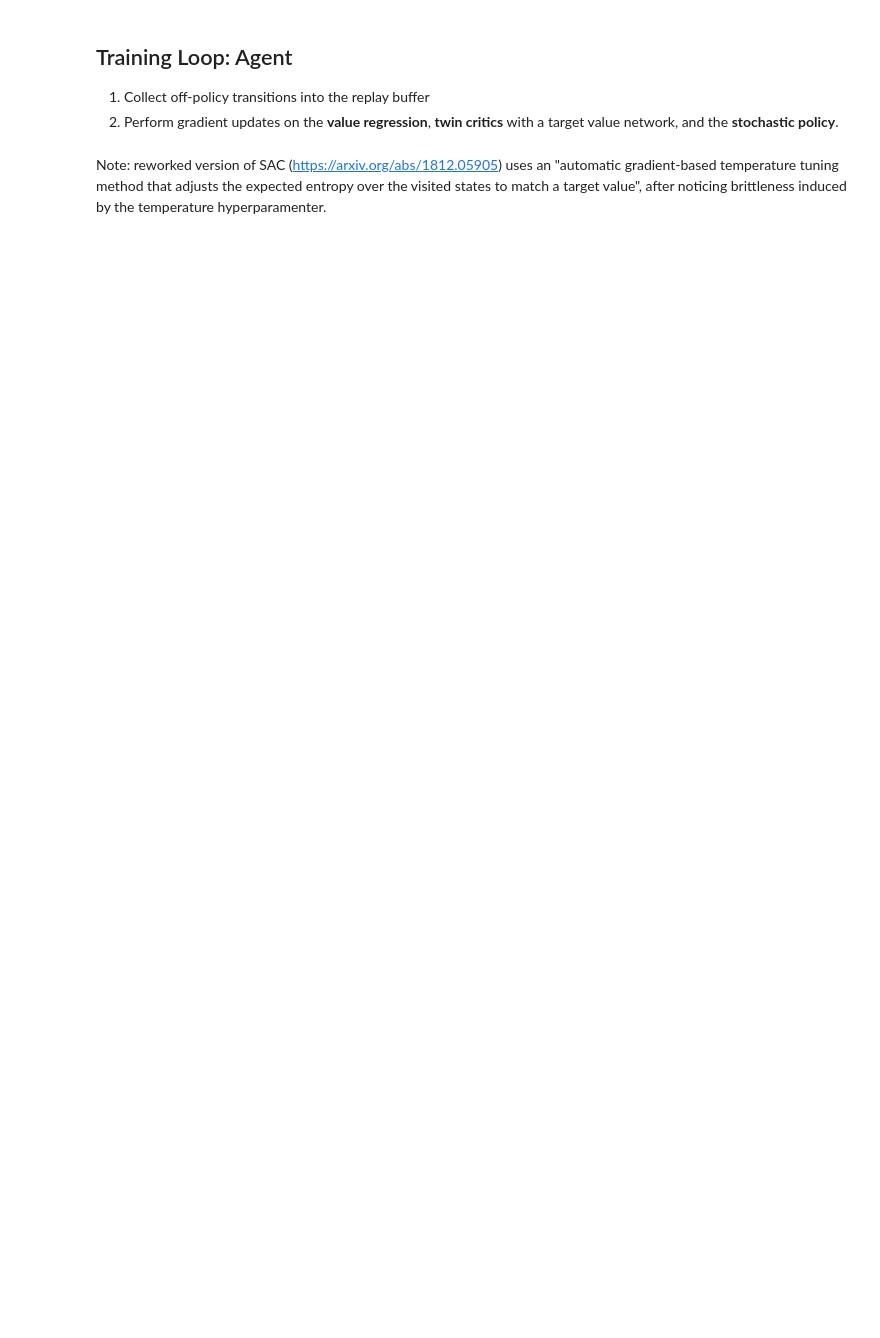
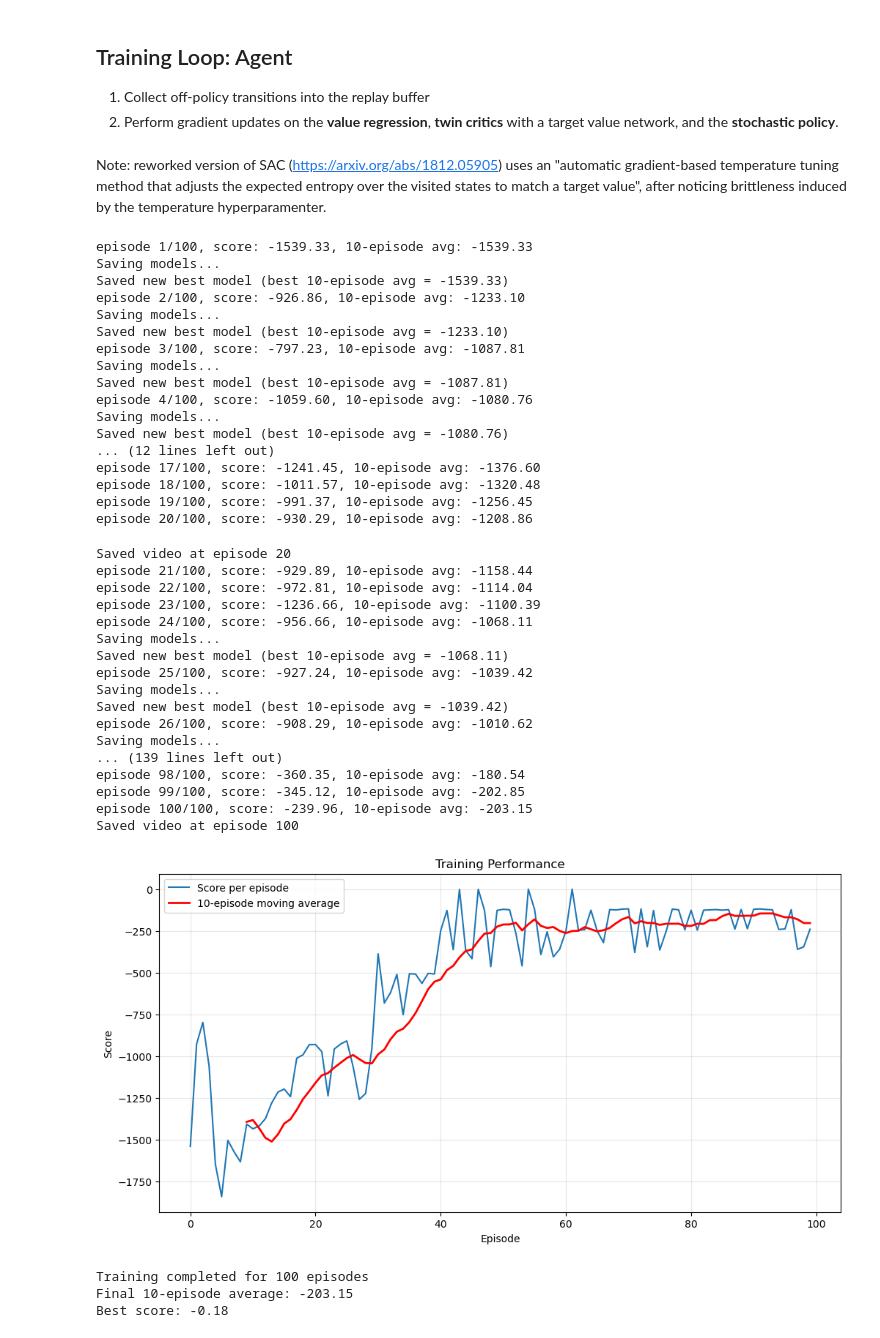
Before and after one commit to constancefr/sac_tf, a Jupyter notebook: sac_demo.ipynb, the cells around one changed output. Saved outputs shown, nothing was run; the diff lists cells and outputs as text; code cells hidden in the pictures; blank space fills up the shorter version.

```diff
--- a/sac_demo.ipynb
+++ b/sac_demo.ipynb
@@ -63,6 +152,8 @@ class CriticNetwork(nn.Module):
         return q
 
     def save_checkpoint(self):
+        if not os.path.exists(self.checkpoint_dir):
+            os.makedirs(self.checkpoint_dir)
         torch.save(self.state_dict(), self.checkpoint_file)
 
     def load_checkpoint(self):
@@ -108,6 +199,8 @@ class ValueNetwork(nn.Module):
         return v
 
     def save_checkpoint(self):
+        if not os.path.exists(self.checkpoint_dir):
+            os.makedirs(self.checkpoint_dir)
         torch.save(self.state_dict(), self.checkpoint_file)
 
     def load_checkpoint(self):
@@ -202,6 +297,8 @@ class ActorNetwork(nn.Module):
         return action, log_probs
 
     def save_checkpoint(self):
+        if not os.path.exists(self.checkpoint_dir):
+            os.makedirs(self.checkpoint_dir)
         torch.save(self.state_dict(), self.checkpoint_file)
 
     def load_checkpoint(self):
@@ -399,3 +473,21 @@ class Agent():
         self.update_network_parameters()
 # %% [markdown]
 Note: reworked version of SAC (https://arxiv.org/abs/1812.05905) uses an "automatic gradient-based temperature tuning method that adjusts the expected entropy over the visited states to match a target value", after noticing brittleness induced by the temperature hyperparamenter.
+# %%
+def plot_learning_curve(scores, filename='plot.png', window=100):
+    plt.figure(figsize=(12,6))
+    plt.title('Training Performance')
+    plt.xlabel('Episode')
+    plt.ylabel('Score')
+
+    plt.plot(scores, label='Score per episode')
+
+    if len(scores) >= window:
+        moving_avg = np.convolve(scores, np.ones(window)/window, mode='valid')
+        plt.plot(range(window-1, len(scores)), moving_avg,
+                label=f'{window}-episode moving average', linewidth=2, color='red')
+
+    plt.legend()
+    plt.grid(True, alpha=0.3)
+    plt.savefig(filename, dpi=100, bbox_inches='tight')
+    plt.show()
@@ -401,0 +586,41 @@ Note: reworked version of SAC (https://arxiv.org/abs/1812.05905) uses an "automa
+# %%
+training_loop('Pendulum-v1', filename='pendulum', chkpt_dir='tmp/sac_pendulum', video_dir='videos')
+# %% [output]
+episode 1/100, score: -1539.33, 10-episode avg: -1539.33
+Saving models...
+Saved new best model (best 10-episode avg = -1539.33)
+episode 2/100, score: -926.86, 10-episode avg: -1233.10
+Saving models...
+Saved new best model (best 10-episode avg = -1233.10)
+episode 3/100, score: -797.23, 10-episode avg: -1087.81
+Saving models...
+Saved new best model (best 10-episode avg = -1087.81)
+episode 4/100, score: -1059.60, 10-episode avg: -1080.76
+Saving models...
+Saved new best model (best 10-episode avg = -1080.76)
+... (12 lines left out)
+episode 17/100, score: -1241.45, 10-episode avg: -1376.60
+episode 18/100, score: -1011.57, 10-episode avg: -1320.48
+episode 19/100, score: -991.37, 10-episode avg: -1256.45
+episode 20/100, score: -930.29, 10-episode avg: -1208.86
+Saved video at episode 20
+episode 21/100, score: -929.89, 10-episode avg: -1158.44
+episode 22/100, score: -972.81, 10-episode avg: -1114.04
+episode 23/100, score: -1236.66, 10-episode avg: -1100.39
+episode 24/100, score: -956.66, 10-episode avg: -1068.11
+Saving models...
+Saved new best model (best 10-episode avg = -1068.11)
+episode 25/100, score: -927.24, 10-episode avg: -1039.42
+Saving models...
+Saved new best model (best 10-episode avg = -1039.42)
+episode 26/100, score: -908.29, 10-episode avg: -1010.62
+Saving models...
+... (139 lines left out)
+episode 98/100, score: -360.35, 10-episode avg: -180.54
+episode 99/100, score: -345.12, 10-episode avg: -202.85
+episode 100/100, score: -239.96, 10-episode avg: -203.15
+Saved video at episode 100
+[figure, added]
+Training completed for 100 episodes
+Final 10-episode average: -203.15
+Best score: -0.18
```
Also changed, not shown: parts of 9 cells of this notebook, 8 other files.
